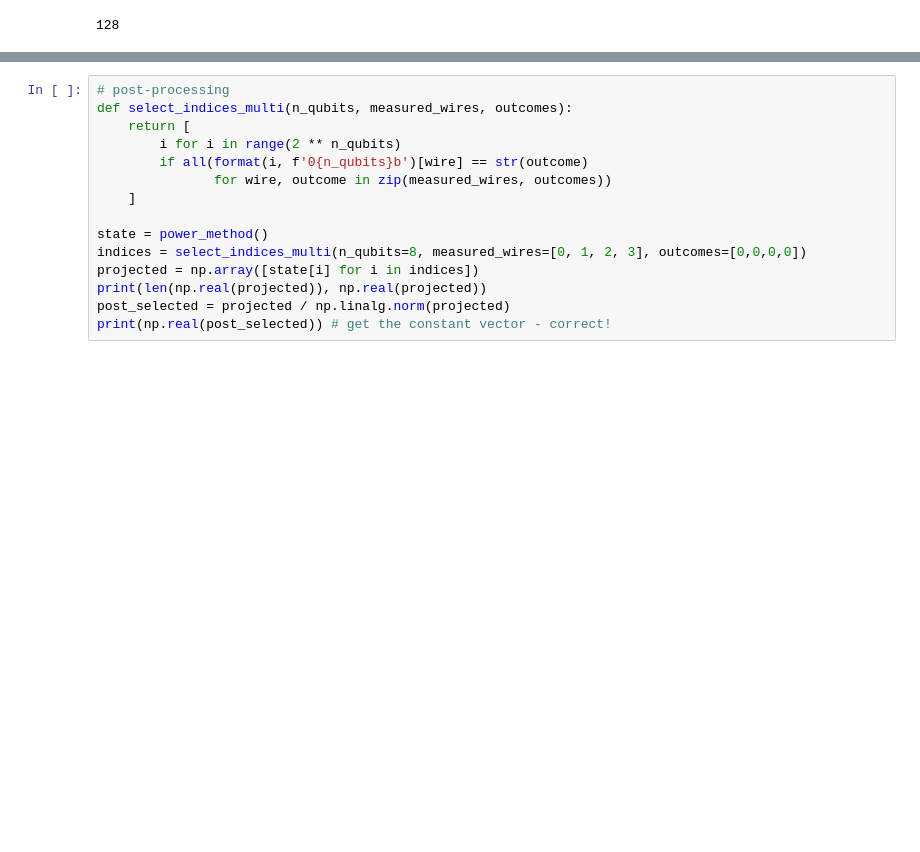
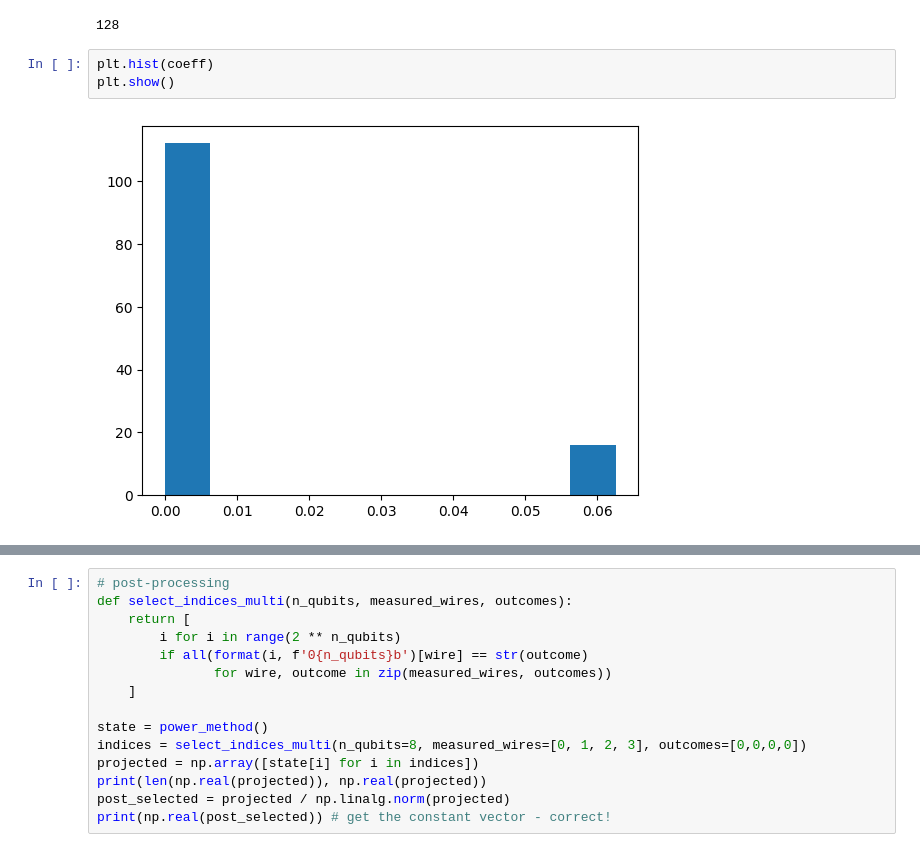
Before and after one commit to 24shiny/Inverse_Laplacian_embedding, a Jupyter notebook: Laplacian_embedding/quantum_LE_test.ipynb, the cells around one changed output, grey strips where cells are left out. Saved outputs shown, nothing was run; the diff lists cells and outputs as text; blank space fills up the shorter version.

```diff
--- a/Laplacian_embedding/quantum_LE_test.ipynb
+++ b/Laplacian_embedding/quantum_LE_test.ipynb
@@ -62,3 +58,8 @@ coeff, op = L_dec.terms()
 print(len(L_dec))
 # %% [output]
 128
+# %%
+plt.hist(coeff)
+plt.show()
+# %% [output]
+[figure, added]
```
Also changed, not shown: parts of 14 cells of this notebook.
